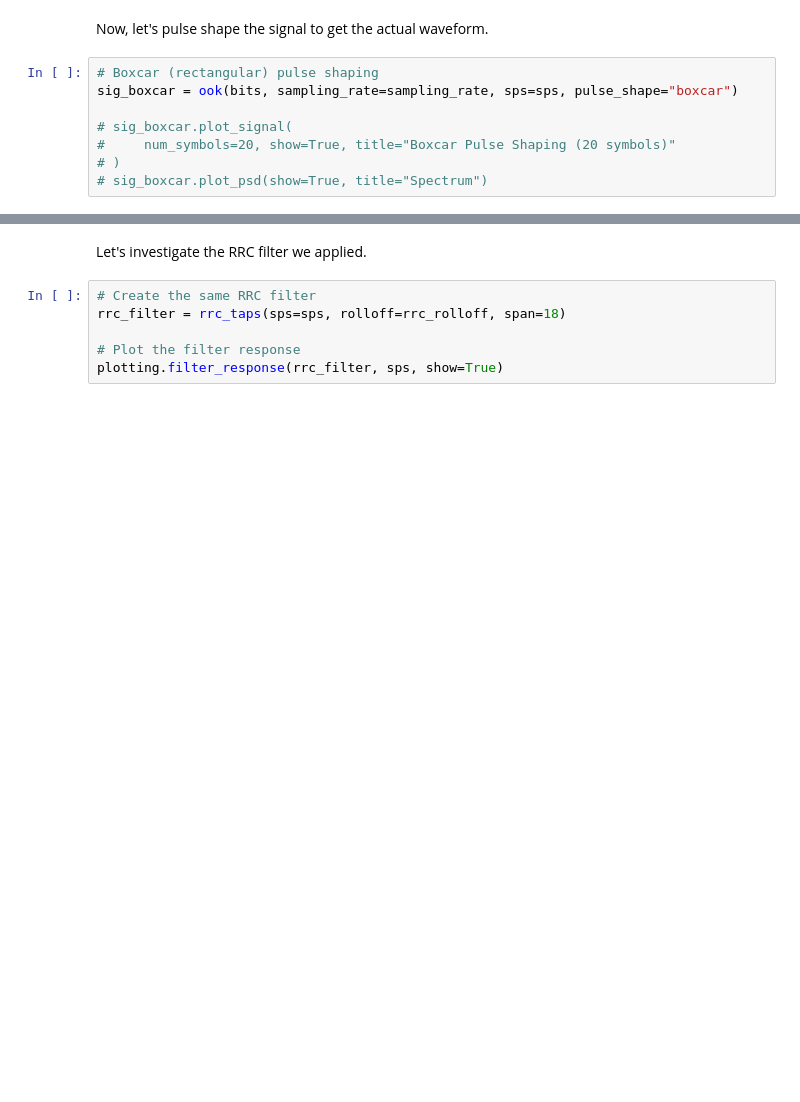
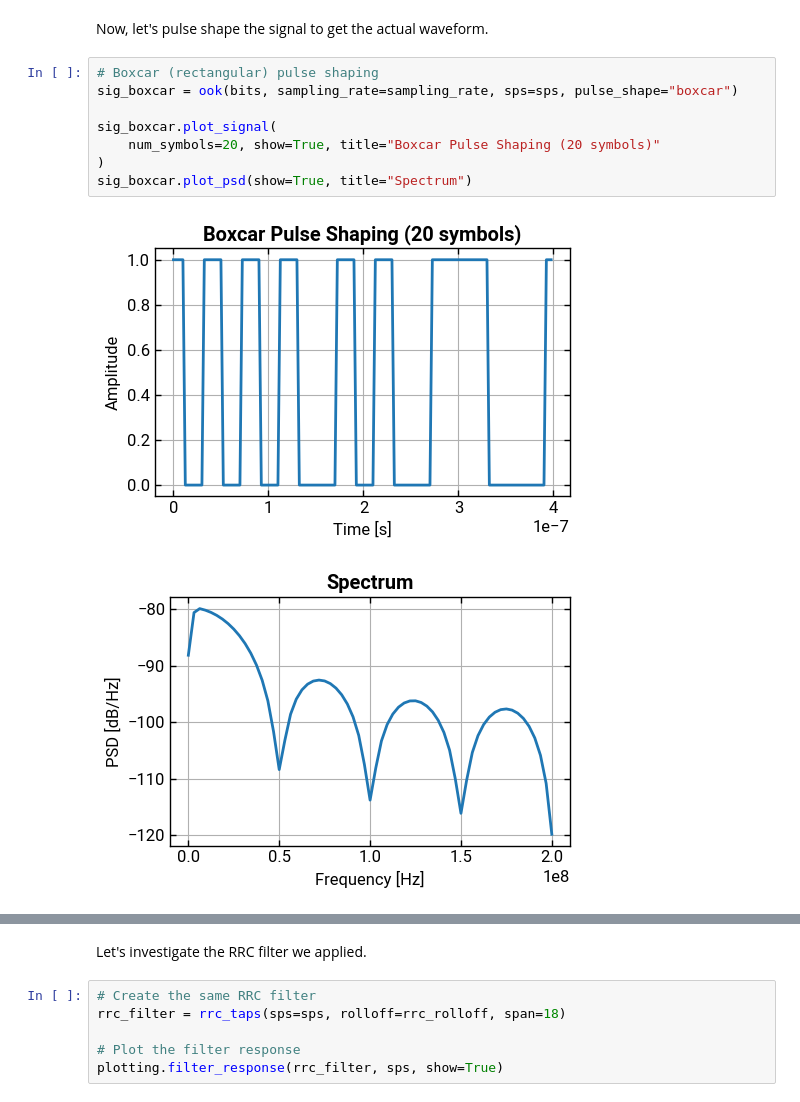
Before and after one commit to lokgar/commstools, a Jupyter notebook: examples/00-basics.ipynb, the cells around one changed output, grey strips where cells are left out. Drawn from its saved outputs; the diff is of its cells as text; blank space fills up the shorter version.

```diff
--- a/examples/00-basics.ipynb
+++ b/examples/00-basics.ipynb
@@ -44,11 +46,14 @@ Now, let's pulse shape the signal to get the actual waveform.
 # %%
 # Boxcar (rectangular) pulse shaping
 sig_boxcar = ook(bits, sampling_rate=sampling_rate, sps=sps, pulse_shape="boxcar")
 
-# sig_boxcar.plot_signal(
-#     num_symbols=20, show=True, title="Boxcar Pulse Shaping (20 symbols)"
-# )
-# sig_boxcar.plot_psd(show=True, title="Spectrum")
+sig_boxcar.plot_signal(
+    num_symbols=20, show=True, title="Boxcar Pulse Shaping (20 symbols)"
+)
+sig_boxcar.plot_psd(show=True, title="Spectrum")
+# %% [output]
+[figure, added]
+[figure, added]
 # %%
 # RRC pulse shaping
 sig_rrc = ook(
```
Also changed, not shown: parts of 11 cells of this notebook, 21 other files.
